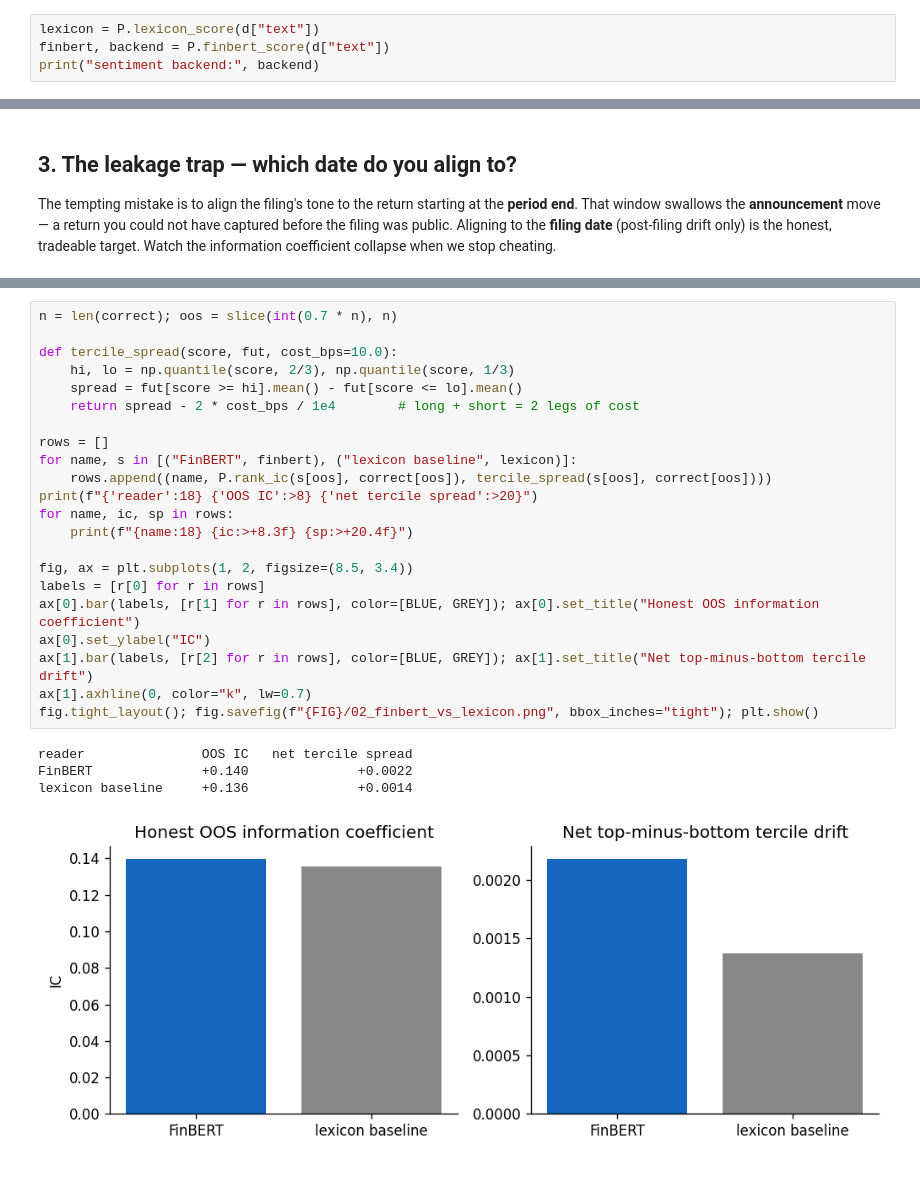
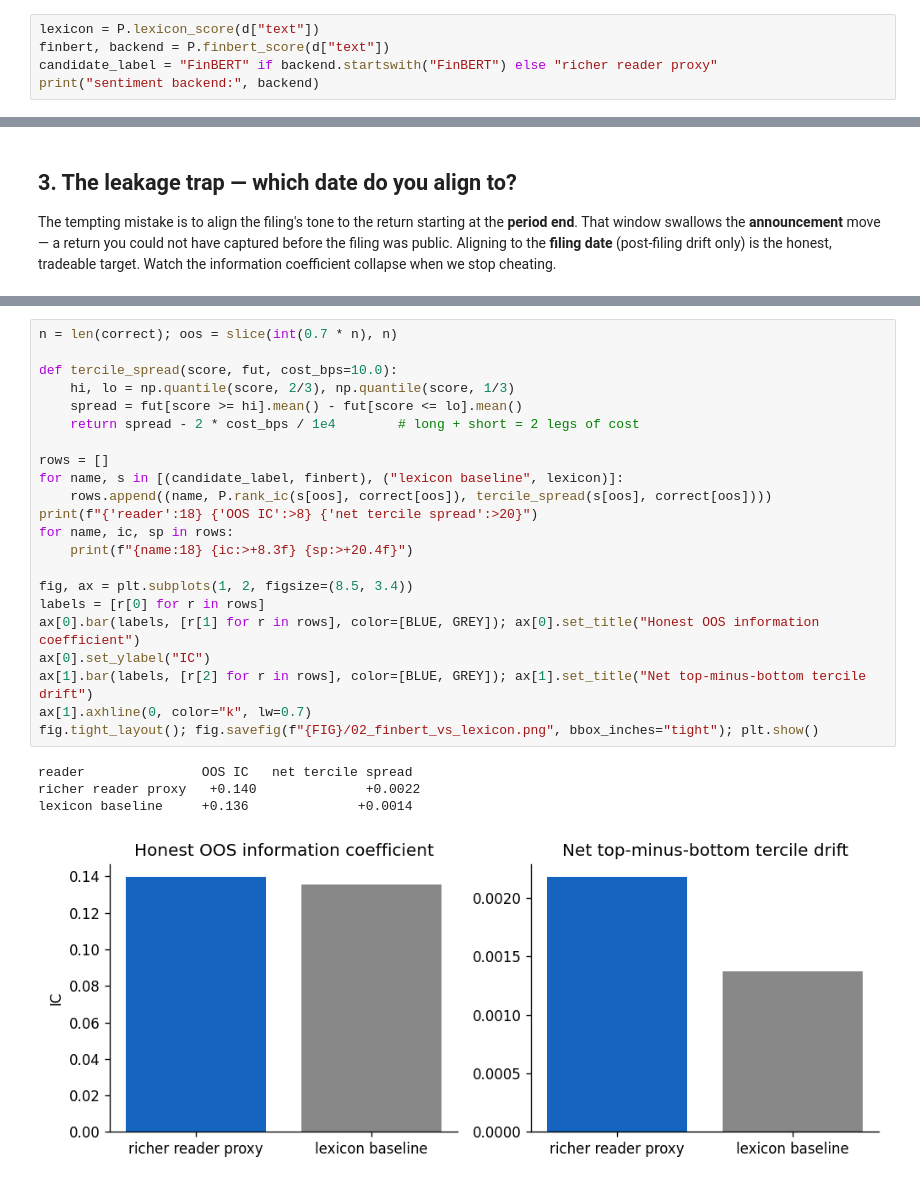
Before and after one commit to smc77/uc_finmlai, a Jupyter notebook: project/example/analysis.ipynb, the cells around one changed output, grey strips where cells are left out. Drawn from its saved outputs; the diff is of its cells as text.

```diff
--- a/project/example/analysis.ipynb
+++ b/project/example/analysis.ipynb
@@ -50,6 +84,7 @@ period end (day) = 0, filed (day) = 45  (45-day lag)
 # %%
 lexicon = P.lexicon_score(d["text"])
 finbert, backend = P.finbert_score(d["text"])
+candidate_label = "FinBERT" if backend.startswith("FinBERT") else "richer reader proxy"
 print("sentiment backend:", backend)
 # %% [output]
 sentiment backend: lexicon stand-in (install transformers+torch for real FinBERT)
@@ -89,28 +130,28 @@ the post-filing drift, net of a 10 bp trading cost.
 # %%
 n = len(correct); oos = slice(int(0.7 * n), n)
 
 def tercile_spread(score, fut, cost_bps=10.0):
     hi, lo = np.quantile(score, 2/3), np.quantile(score, 1/3)
     spread = fut[score >= hi].mean() - fut[score <= lo].mean()
     return spread - 2 * cost_bps / 1e4        # long + short = 2 legs of cost
 
 rows = []
-for name, s in [("FinBERT", finbert), ("lexicon baseline", lexicon)]:
+for name, s in [(candidate_label, finbert), ("lexicon baseline", lexicon)]:
     rows.append((name, P.rank_ic(s[oos], correct[oos]), tercile_spread(s[oos], correct[oos])))
 print(f"{'reader':18} {'OOS IC':>8} {'net tercile spread':>20}")
 for name, ic, sp in rows:
     print(f"{name:18} {ic:>+8.3f} {sp:>+20.4f}")
 
 fig, ax = plt.subplots(1, 2, figsize=(8.5, 3.4))
 labels = [r[0] for r in rows]
 ax[0].bar(labels, [r[1] for r in rows], color=[BLUE, GREY]); ax[0].set_title("Honest OOS information coefficient")
 ax[0].set_ylabel("IC")
 ax[1].bar(labels, [r[2] for r in rows], color=[BLUE, GREY]); ax[1].set_title("Net top-minus-bottom tercile drift")
 ax[1].axhline(0, color="k", lw=0.7)
 fig.tight_layout(); fig.savefig(f"{FIG}/02_finbert_vs_lexicon.png", bbox_inches="tight"); plt.show()
 # %% [output]
 reader               OOS IC   net tercile spread
-FinBERT              +0.140              +0.0022
+richer reader proxy   +0.140              +0.0022
 lexicon baseline     +0.136              +0.0014
-[figure, old version]
+[figure, new version]
 # %% [markdown]
```
Also changed, not shown: parts of 5 cells of this notebook, 16 other files.
